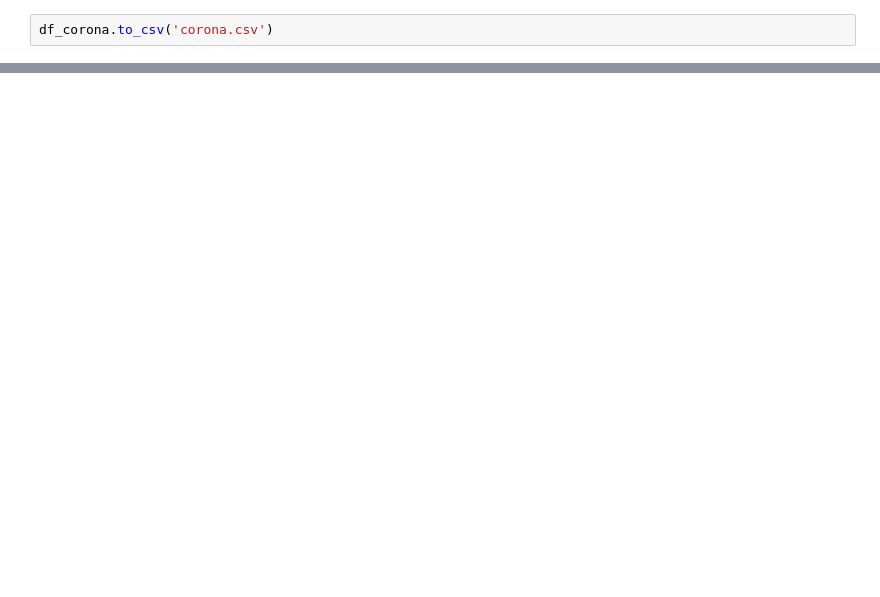
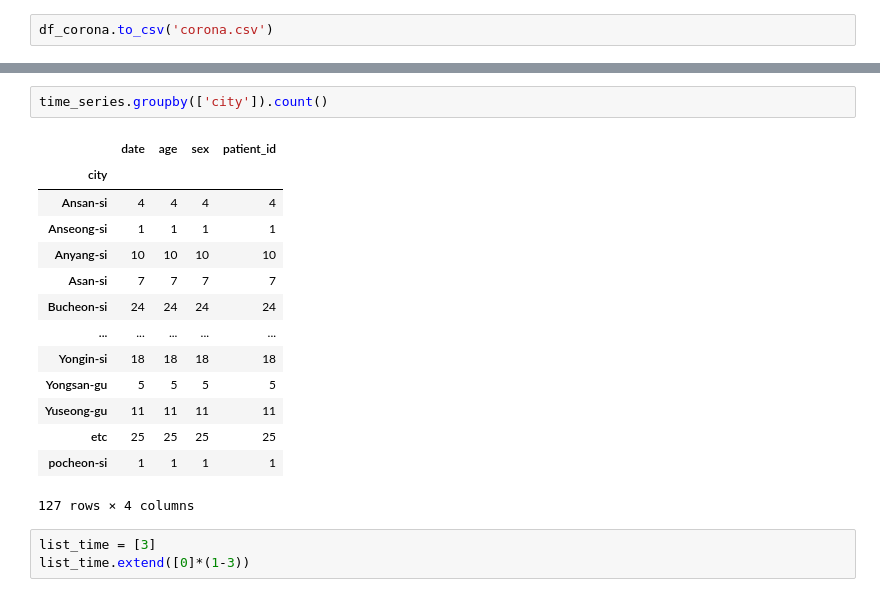
Before and after one commit to Jadouille/covid19Screening, a Jupyter notebook: Korea.ipynb, the cells around one changed output, grey strips where cells are left out. Saved outputs shown, nothing was run; the diff lists cells and outputs as text; blank space fills up the shorter version.

```diff
--- a/Korea.ipynb
+++ b/Korea.ipynb
@@ -55,0 +103,20 @@ df_corona.to_csv('corona.csv')
+# %%
+time_series.groupby(['city']).count()
+# %% [output]
+|  | date | age | sex | patient_id |
+| city |  |  |  |  |
+| Ansan-si | 4 | 4 | 4 | 4 |
+| Anseong-si | 1 | 1 | 1 | 1 |
+| Anyang-si | 10 | 10 | 10 | 10 |
+| Asan-si | 7 | 7 | 7 | 7 |
+| Bucheon-si | 24 | 24 | 24 | 24 |
+| ... | ... | ... | ... | ... |
+| Yongin-si | 18 | 18 | 18 | 18 |
+| Yongsan-gu | 5 | 5 | 5 | 5 |
+| Yuseong-gu | 11 | 11 | 11 | 11 |
+| etc | 25 | 25 | 25 | 25 |
+| pocheon-si | 1 | 1 | 1 | 1 |
+127 rows × 4 columns
+# %%
+list_time = [3]
+list_time.extend([0]*(1-3))
```
Also changed, not shown: parts of 10 cells of this notebook.
